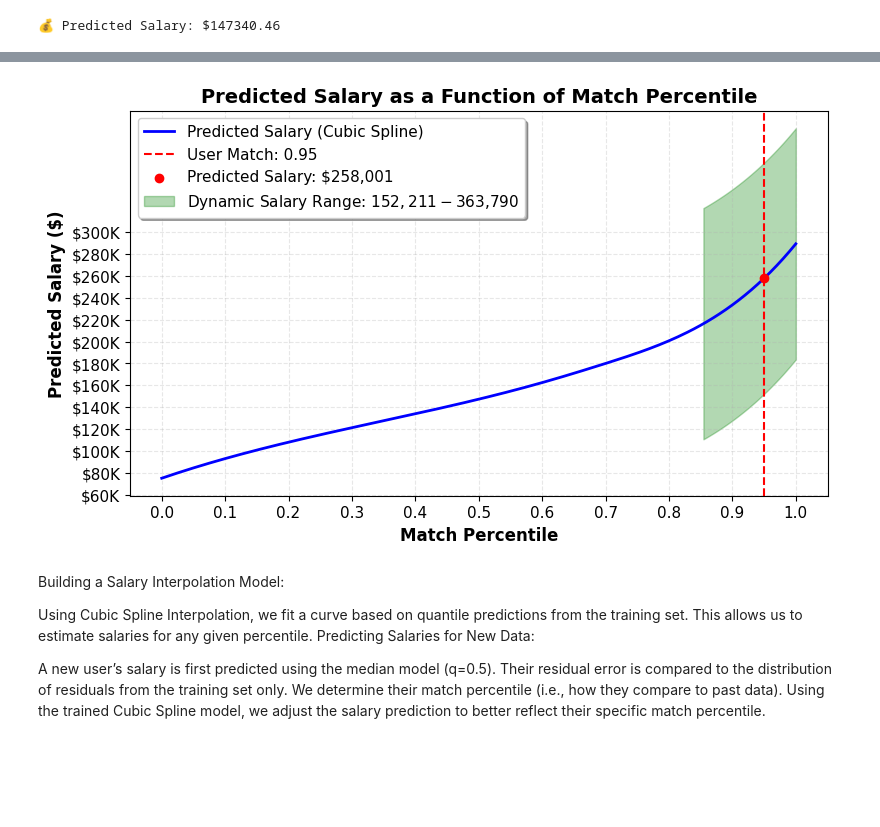
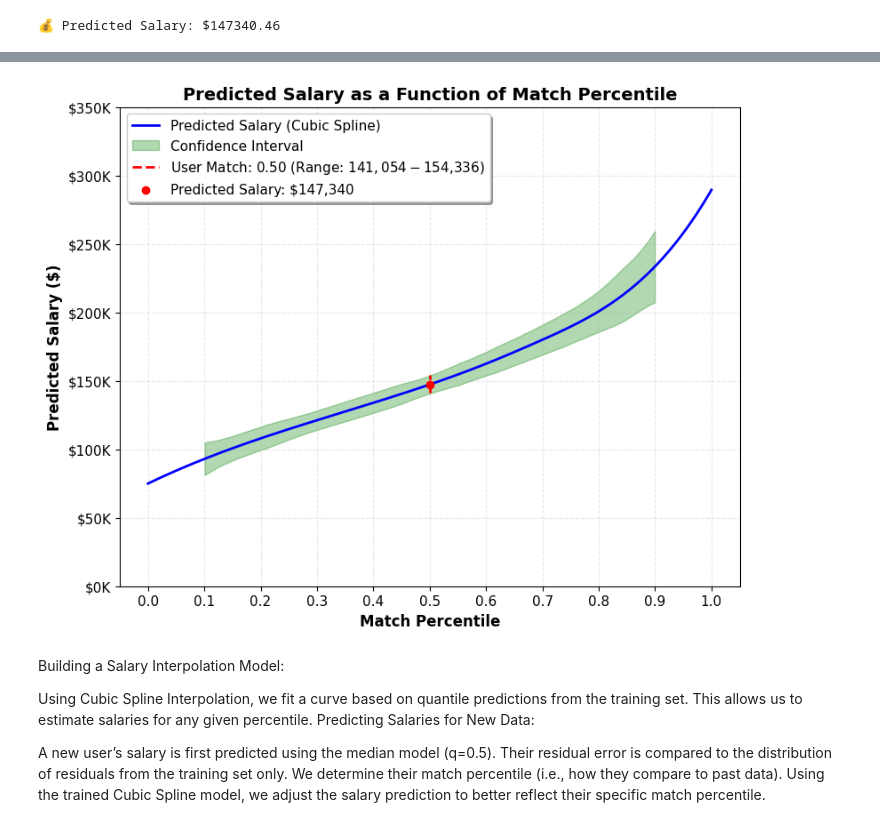
Before and after one commit to danielbehargithub/LinkedIn_Salary, a Jupyter notebook: Salary/Salary_prediction_model.ipynb, the cells around one changed output, grey strips where cells are left out. Cells and saved outputs as stored; diff of their text form; code cells hidden in the pictures; blank space fills up the shorter version.

```diff
--- a/Salary/Salary_prediction_model.ipynb
+++ b/Salary/Salary_prediction_model.ipynb
@@ -860,69 +718,81 @@ match_percentiles = np.linspace(0, 1, 200)
 # 🔹 חיזוי שכר לכל אחוזון בעזרת המודל
 predicted_salaries = salary_spline(match_percentiles)
 
 # 🔹 אחוזון ההתאמה של המשתמש והשכר החזוי
-user_match_percentile = 0.95  # יש לקבוע דינמית
-predicted_salary = salary_spline(user_match_percentile)  # חיזוי שכר למשתמש
+user_match_percentile = 0.5  # ערך דינמי
+predicted_salary = salary_spline(user_match_percentile)
 
-# 🔹 חישוב סטיית תקן מקומית של השאריות עבור אחוזון זה בלבד
-percentile_residuals = residual_errors_train[
-    (residual_errors_train >= np.percentile(residual_errors_train, user_match_percentile * 100 - 5)) &
-    (residual_errors_train <= np.percentile(residual_errors_train, user_match_percentile * 100 + 5))
-]
-sigma_percentile = np.std(percentile_residuals)  # סטיית תקן **לפי האחוזון**
+# 🔹 חישוב סטיית תקן מקומית לפי אחוזוני השאריות
+sigma_percentiles = np.array([
+    np.std(residual_errors_train[
+        (residual_errors_train >= np.percentile(residual_errors_train, p * 100 - 5)) &
+        (residual_errors_train <= np.percentile(residual_errors_train, p * 100 + 5))
+    ]) if 5 < p * 100 < 95 else np.std(residual_errors_train)  # טיפול בקצוות
+    for p in match_percentiles
+])
 
-# 🔹 קביעת טווח דינמי לפי סטיית התקן של האחוזון
-salary_lower_bound = predicted_salary - 1.96 * sigma_percentile  # רמת ביטחון 95%
-salary_upper_bound = predicted_salary + 1.96 * sigma_percentile  # רמת ביטחון 95%
+# 🔹 קביעת טווח ביטחון 95%
+salary_lower_bound = predicted_salaries - 1.96 * sigma_percentiles
+salary_upper_bound = predicted_salaries + 1.96 * sigma_percentiles
 
-# 🔹 קביעת טווח אחוזונים להצגת טווח השכר
-lower_bound = max(user_match_percentile - 0.1, 0)
-upper_bound = min(user_match_percentile + 0.1, 1)
+# 🔹 הגדרת הטווח הירוק לפי אחוז ההתאמה של המשתמש
+if user_match_percentile > 0.8:
+    lower_limit = 0.1
+    upper_limit = min(user_match_percentile + 0.1, 1)
+elif user_match_percentile < 0.2:
+    lower_limit = max(user_match_percentile - 0.1, 0)
+    upper_limit = 0.9
+else:
+    lower_limit = 0.1
+    upper_limit = 0.9
 
-# 🔹 סימון המקבילית בהתאם לאחוזון הנבחר
-mask = (match_percentiles >= lower_bound) & (match_percentiles <= upper_bound)
-shaded_x = match_percentiles[mask]
-shaded_y_upper = salary_spline(shaded_x) + 1.96 * sigma_percentile
-shaded_y_lower = salary_spline(shaded_x) - 1.96 * sigma_percentile
+valid_range = (match_percentiles >= lower_limit) & (match_percentiles <= upper_limit)
+
+# 🔹 חישוב גבול עליון דינמי לציר ה-Y
+salary_max_dynamic = max(max(salary_upper_bound[valid_range]), max(predicted_salaries[valid_range])) + 50000
 
 # 🔹 יצירת הגרף
-plt.figure(figsize=(9, 5))
+plt.figure(figsize=(9, 7))
 
-# 🔹 ציור קו השכר החזוי
+# 🔹 קו חיזוי שכר
 plt.plot(match_percentiles, predicted_salaries, label="Predicted Salary (Cubic Spline)", color="blue", linewidth=2)
 
-# 🔹 קו אנכי אדום שמציין את אחוזון ההתאמה של המשתמש
-plt.axvline(user_match_percentile, color="red", linestyle="--", label=f"User Match: {user_match_percentile:.2f}")
+# 🔹 טווח הביטחון רק באזורים הרלוונטיים
+plt.fill_between(match_percentiles[valid_range],
+                 salary_lower_bound[valid_range],
+                 salary_upper_bound[valid_range],
+                 color="green", alpha=0.3, label="Confidence Interval")
 
-# 🔹 נקודה אדומה שמסמנת את השכר החזוי של המשתמש
-plt.scatter([user_match_percentile], [predicted_salary], color="red", zorder=3, label=f"Predicted Salary: ${predicted_salary:,.0f}")
+# 🔹 קו אדום מקווקו נחתך בטווח החיזוי
+user_idx = np.argmax(match_percentiles >= user_match_percentile)
+plt.plot([user_match_percentile, user_match_percentile],
+         [salary_lower_bound[user_idx], salary_upper_bound[user_idx]],
+         color="red", linestyle="--", linewidth=2,
+         label=f"User Match: {user_match_percentile:.2f} (Range: ${salary_lower_bound[user_idx]:,.0f} - ${salary_upper_bound[user_idx]:,.0f})")
 
-# 🔹 מקבילית טווח השכר המחושב דינמית לפי מודל
-plt.fill_between(shaded_x, shaded_y_lower, shaded_y_upper, color="green", alpha=0.3,
-                 label=f"Dynamic Salary Range: ${salary_lower_bound:,.0f} - ${salary_upper_bound:,.0f}")
+# 🔹 נקודת חיזוי שכר של המשתמש
+plt.scatter([user_match_percentile], [predicted_salary], color="red", zorder=3,
+            label=f"Predicted Salary: ${predicted_salary:,.0f}")
 
-# 🔹 סידור ציר ה-X בכל 0.1
+# 🔹 סידור ציר X בכל 0.1
 plt.xticks(np.arange(0, 1.1, 0.1), [f"{x:.1f}" for x in np.arange(0, 1.1, 0.1)], fontsize=11)
 
-# 🔹 סידור ציר ה-Y עם קפיצות של 20K
-salary_min = np.floor(min(predicted_salaries) / 20000) * 20000
-salary_max = np.ceil(max(predicted_salaries) / 20000) * 20000
-yticks = np.arange(salary_min, salary_max + 20000, 20000)
-
-# 🔹 עיצוב ציר Y בפורמט "$XXXK"
+# 🔹 סידור ציר Y דינמי
+salary_min = 0
+yticks = np.arange(salary_min, salary_max_dynamic + 50000, 50000)
 plt.yticks(yticks, [f"${int(y/1000)}K" for y in yticks], fontsize=11)
 
 # 🔹 התאמה אישית של הגרף
 plt.xlabel("Match Percentile", fontsize=12, fontweight="bold")
 plt.ylabel("Predicted Salary ($)", fontsize=12, fontweight="bold")
 plt.title("Predicted Salary as a Function of Match Percentile", fontsize=14, fontweight="bold")
 plt.legend(fontsize=11, loc="upper left", frameon=True, shadow=True)
 plt.grid(alpha=0.3, linestyle="--")
 
 # 🔹 הצגת הגרף
 plt.show()
 # %% [output]
-[figure, old version]
+[figure, new version]
 # %% [markdown]
 Building a Salary Interpolation Model:
 
```
Also changed, not shown: parts of 2 cells of this notebook.
